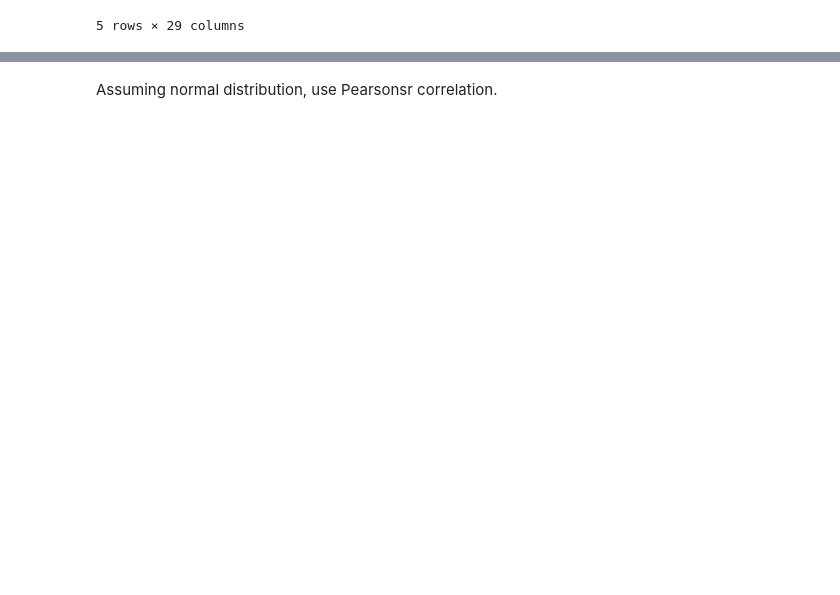
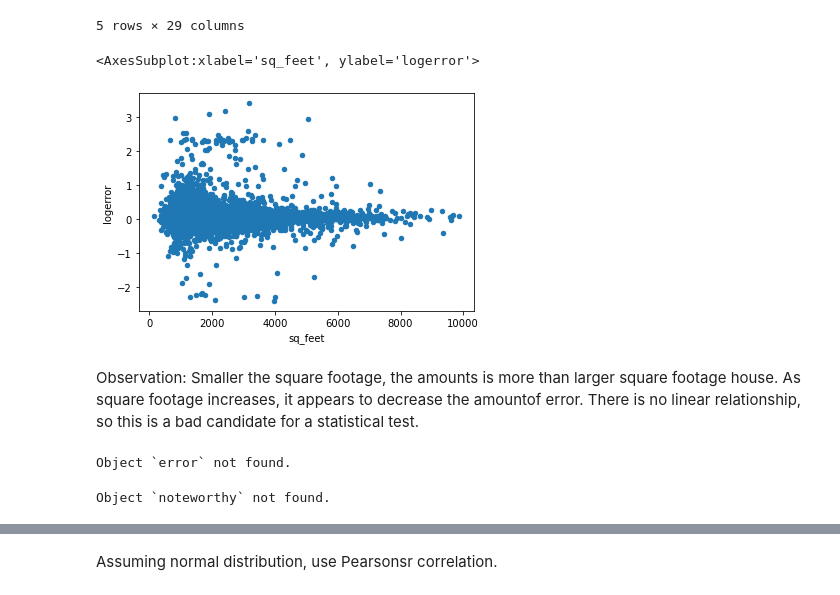
Before and after one commit to Michael-Mesa-Rae-Downen/project-3-clustering, a Jupyter notebook: working_notebook_rae.ipynb, the cells around one changed output, grey strips where cells are left out. Saved outputs shown, nothing was run; the diff lists cells and outputs as text; code cells hidden in the pictures; blank space fills up the shorter version.

```diff
--- a/working_notebook_rae.ipynb
+++ b/working_notebook_rae.ipynb
@@ -61,3 +61,19 @@ train.head()
 | 36587 | 14234304 | -0.051115 | 3.0 | 4.0 | 1622.0 | 6059.0 | 33795264.0 | -117827395.0 | 7399.0 | ... |
 | 6405 | 12992951 | 0.110311 | 2.0 | 3.0 | 1050.0 | 6037.0 | 34048144.0 | -117985938.0 | 5871.0 | ... |
 5 rows × 29 columns
+# %%
+train.plot.scatter(x='sq_feet', y='logerror')
+# %% [output]
+<AxesSubplot:xlabel='sq_feet', ylabel='logerror'>
+[figure, added]
+# %% [markdown]
+Observation:
+    Smaller the square footage, the amounts is more than larger square footage house. As square footage increases, it appears to decrease the amountof error. There is no linear relationship, so this is a bad candidate for a statistical test.
+# %%
+Does being in a specific cluster drive log error?
+# %% [output]
+Object `error` not found.
+# %%
+Are the dots doing anything noteworthy?
+# %% [output]
+Object `noteworthy` not found.
```
Also changed, not shown: parts of 149 cells of this notebook, 1 other file.
